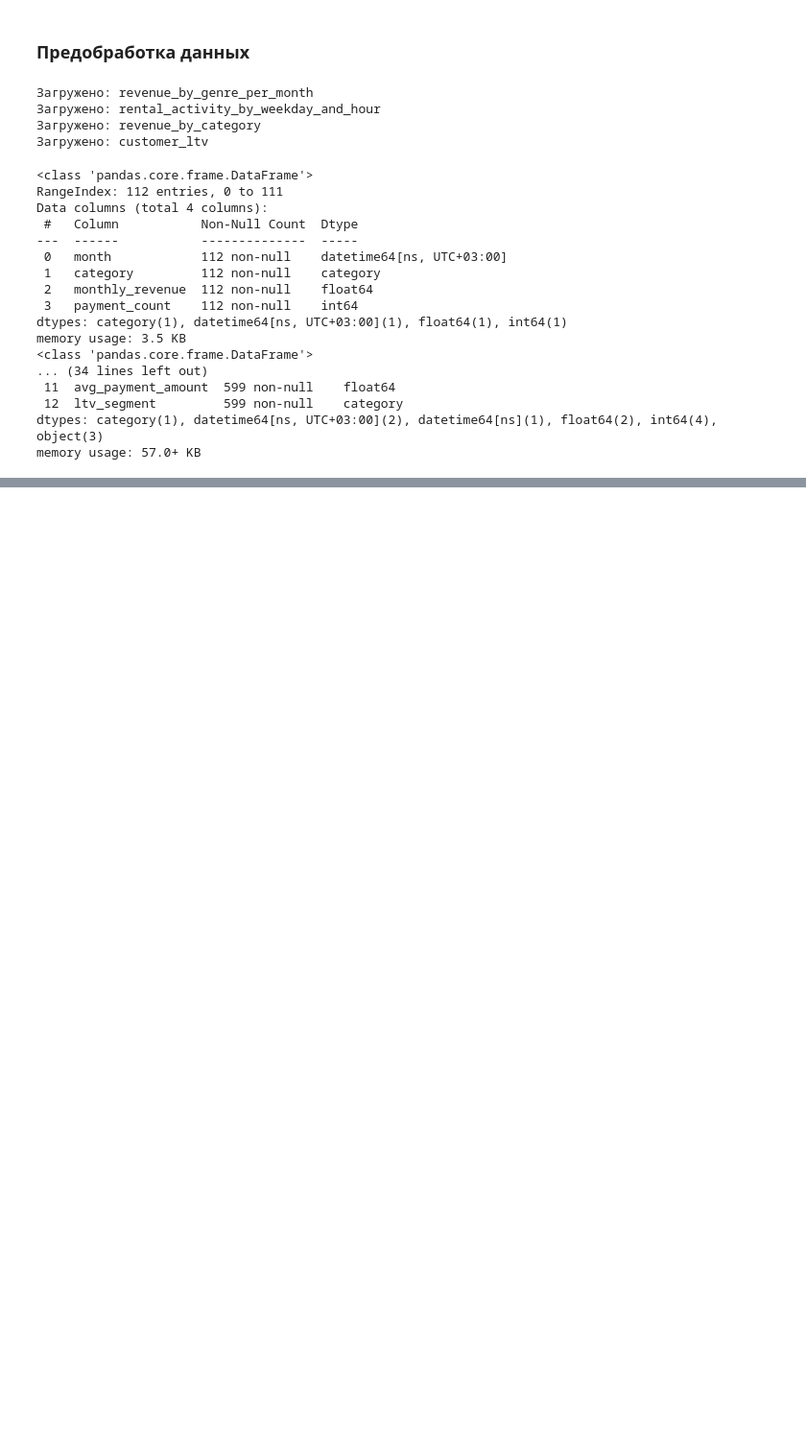
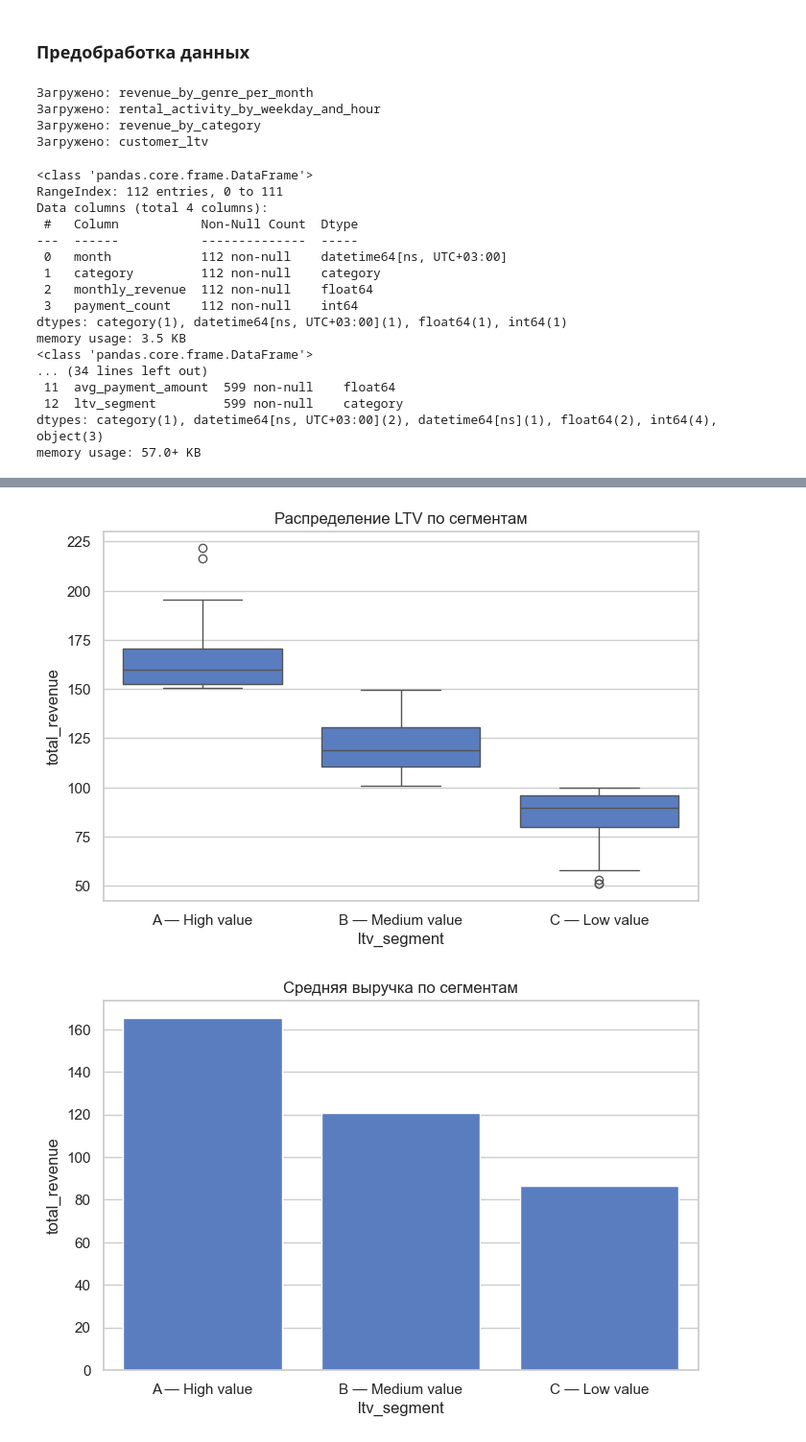
Before and after one commit to Shponarskii/video-rental-analytics, a Jupyter notebook: video_rental_analysis.ipynb, the cells around one changed output, grey strips where cells are left out. Shown: that part at 96% size. Cells and saved outputs as stored; diff of their text form; code cells hidden in the pictures; blank space fills up the shorter version.

```diff
--- a/video_rental_analysis.ipynb
+++ b/video_rental_analysis.ipynb
@@ -103,0 +343,24 @@ memory usage: 57.0+ KB
+# %%
+plot_box(
+    dfs['customer_ltv'],
+    x="ltv_segment",
+    y="total_revenue",
+    title="Распределение LTV по сегментам"
+)
+
+plot_bar(
+    dfs['customer_ltv'].groupby('ltv_segment', observed=True)[['total_revenue']].mean().reset_index(),
+    x="ltv_segment",
+    y="total_revenue",
+    title="Средняя выручка по сегментам"
+)
+
+plot_regression(
+    dfs['customer_ltv'],
+    x="rental_count",
+    y="total_revenue",
+    title="Связь между кол-вом аренд и общей выручкой"
+)
+# %% [output]
+[figure, added]
+[figure, added]
```
Also changed, not shown: parts of 19 cells of this notebook.
